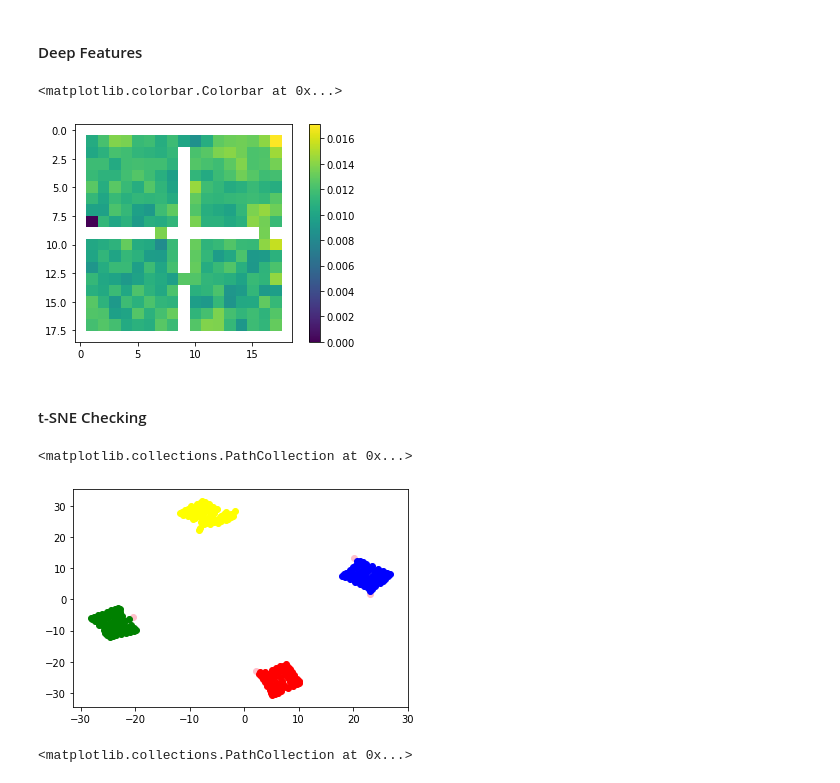
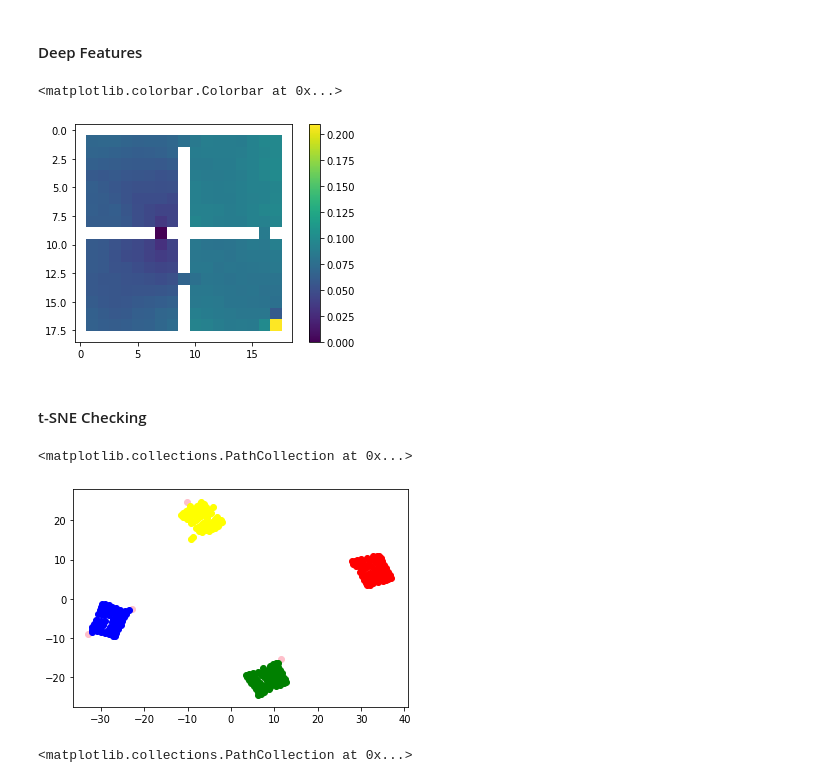
Before and after one commit to 2016choang/sfl, a Jupyter notebook: playground/DSR-exploration.ipynb, the cells around one changed output. Drawn from its saved outputs; the diff is of its cells as text; code cells hidden in the pictures.

```diff
--- a/playground/DSR-exploration.ipynb
+++ b/playground/DSR-exploration.ipynb
@@ -220,12 +221,12 @@ plt.imshow(dsr[7, 9].T)
 # %% [markdown]
 #### Deep Features
 # %%
-dsr, dsr_heatmap = visualize_dsr('../experiments/successor-data/20200315-run25.pt', (1, 8), -1, True)
+dsr, dsr_heatmap = visualize_dsr('../experiments/successor-data/20200315-goal-run0.pt', (7, 9), -1, True)
 plt.imshow(dsr_heatmap)
 plt.colorbar()
 # %% [output]
 <matplotlib.colorbar.Colorbar at 0x...>
-[figure, old version]
+[figure, new version]
 # %% [markdown]
 #### t-SNE Checking
 # %%
@@ -259,7 +260,7 @@ plt.scatter(sf_embedded[rooms == 3][:, 0], sf_embedded[rooms==3][:, 1], color='b
 plt.scatter(sf_embedded[rooms == 4][:, 0], sf_embedded[rooms==4][:, 1], color='yellow')
 # %% [output]
 <matplotlib.collections.PathCollection at 0x...>
-[figure, old version]
+[figure, new version]
 # %%
 check = torch.load('../experiments/successor-data/20200308-run14.pt')
 # %%
```
Also changed, not shown: parts of 2 cells of this notebook, 4 other files.
